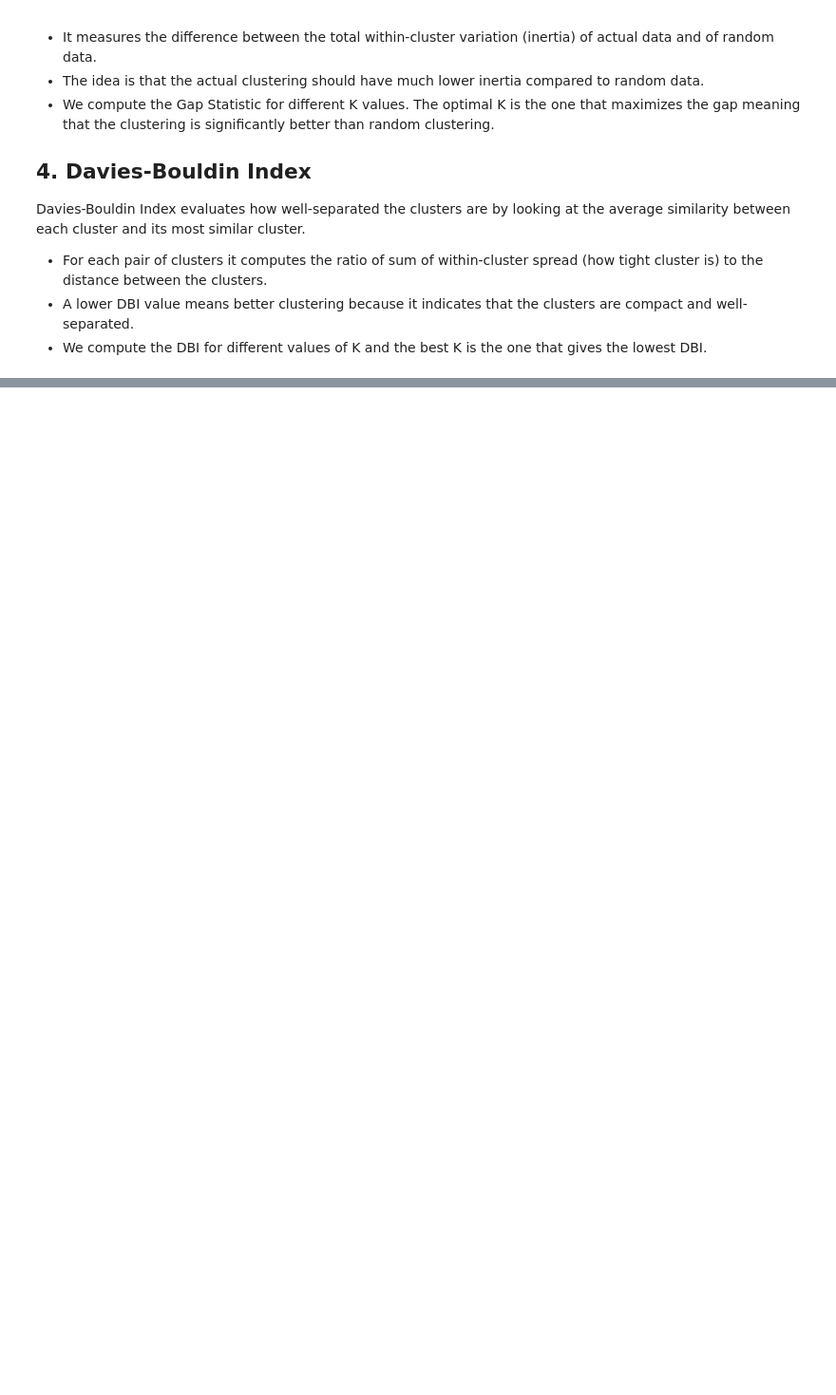
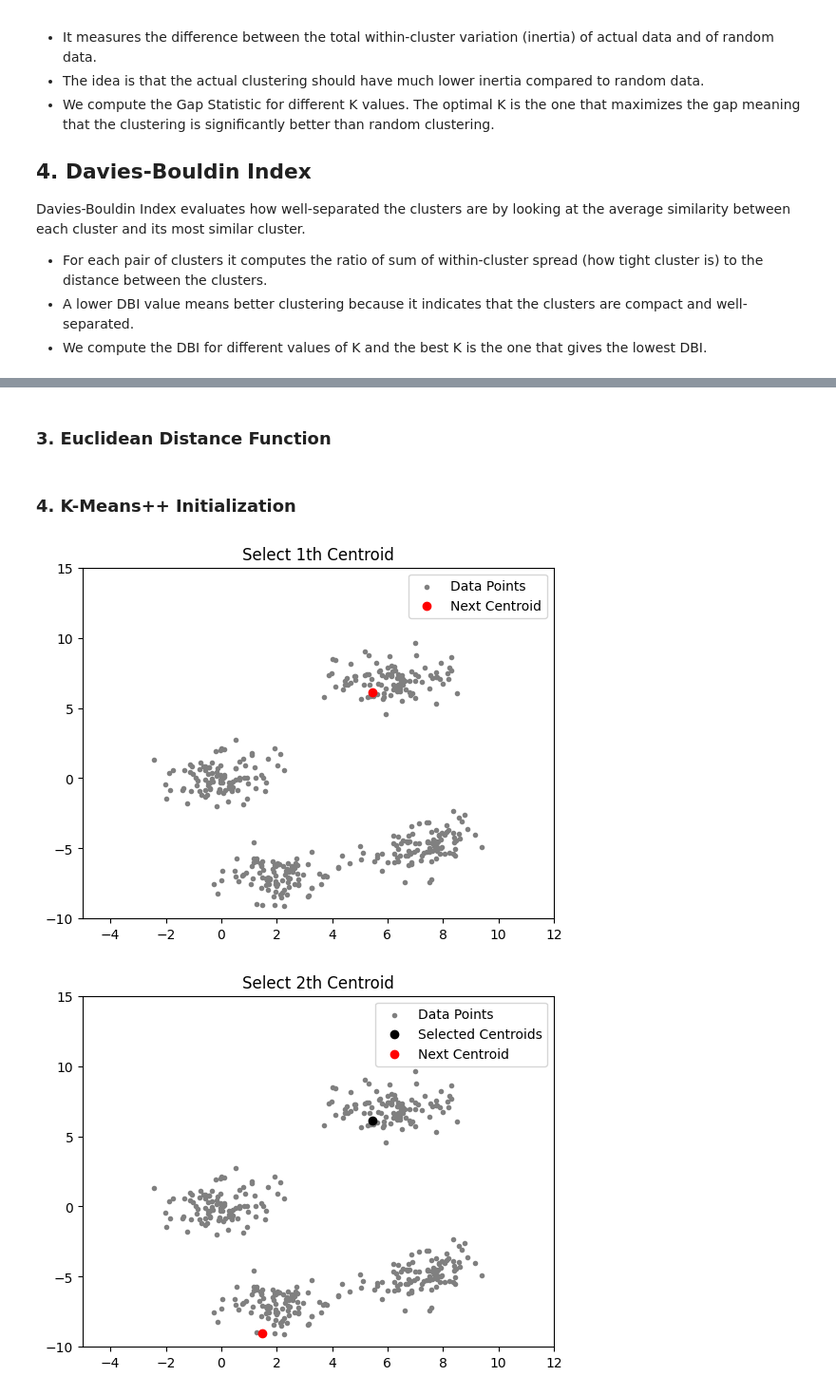
Before and after one commit to itsluckysharma01/Applied-Python-for-AI-ML-DL, a Jupyter notebook: H01_K_means_Clustering_unsupervised.ipynb, the cells around one changed output, grey strips where cells are left out. Shown at 95% size. Saved outputs shown, nothing was run; the diff lists cells and outputs as text; code cells hidden in the pictures; blank space fills up the shorter version.

Commit message:
add K++ means algo

```diff
--- a/H01_K_means_Clustering_unsupervised.ipynb
+++ b/H01_K_means_Clustering_unsupervised.ipynb
@@ -196,0 +258,43 @@ Davies-Bouldin Index evaluates how well-separated the clusters are by looking at
+# %%
+def plot(data, centroids):
+    plt.scatter(data[:, 0], data[:, 1], marker='.', color='gray', label='Data Points')
+    if centroids.shape[0] > 1:
+        plt.scatter(centroids[:-1, 0], centroids[:-1, 1], color='black', label='Selected Centroids')
+    plt.scatter(centroids[-1, 0], centroids[-1, 1], color='red', label='Next Centroid')
+    plt.title(f'Select {centroids.shape[0]}th Centroid')
+    plt.legend()
+    plt.xlim(-5, 12)
+    plt.ylim(-10, 15)
+    plt.show()
+# %% [markdown]
+### 3. Euclidean Distance Function
+# %%
+def distance(p1, p2):
+    return np.sqrt(np.sum((p1 - p2) ** 2))
+# %% [markdown]
+### 4. K-Means++ Initialization
+# %%
+import sys
+
+def initialize(data, k):
+    centroids = []
+    centroids.append(data[np.random.randint(data.shape[0])])
+    plot(data, np.array(centroids))
+
+    for _ in range(k - 1):
+        distances = []
+        for point in data:
+            min_dist = min([distance(point, c) for c in centroids])
+            distances.append(min_dist)
+
+        next_centroid = data[np.argmax(distances)]
+        centroids.append(next_centroid)
+        plot(data, np.array(centroids))
+
+    return np.array(centroids)
+
+# Run initialization
+centroids = initialize(data, k=4)
+# %% [output]
+[figure, added]
+[figure, added]
```
Also changed, not shown: parts of 9 cells of this notebook.
